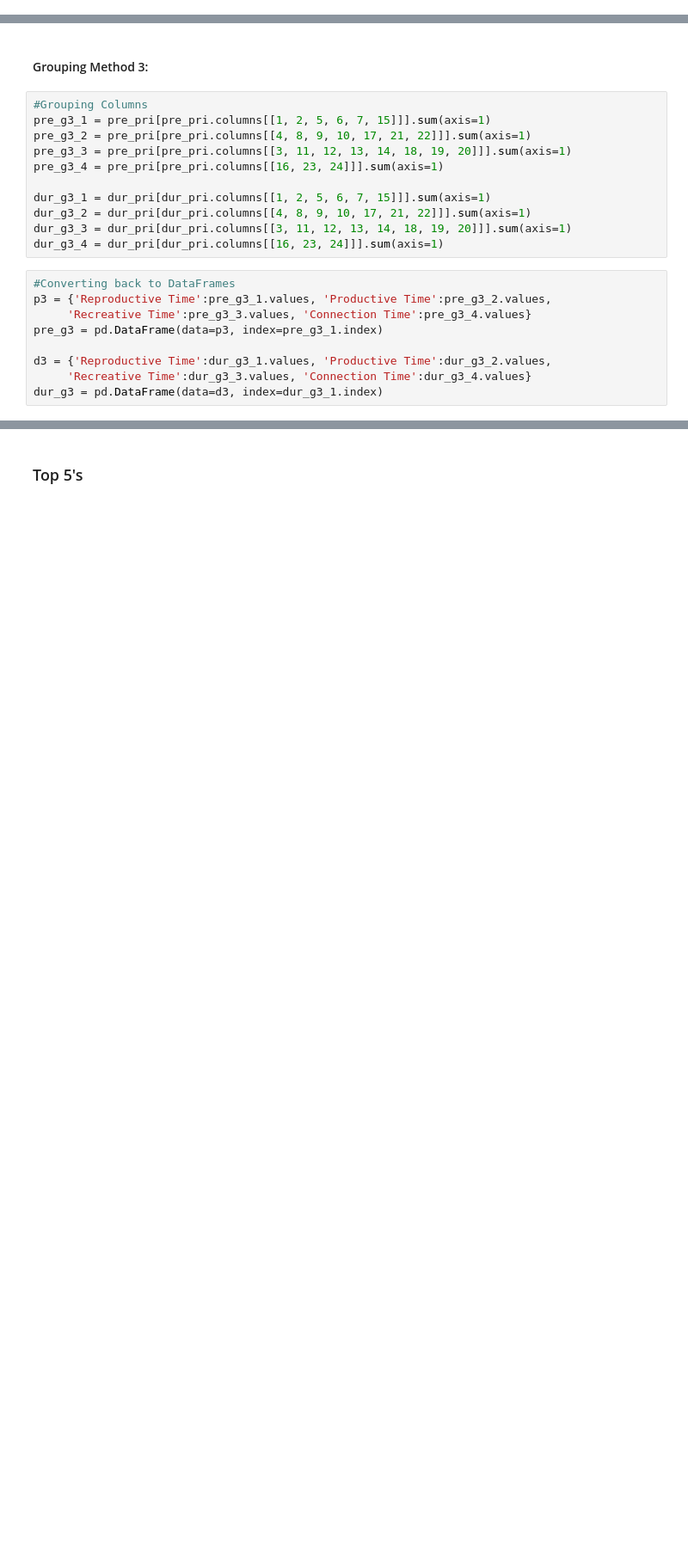
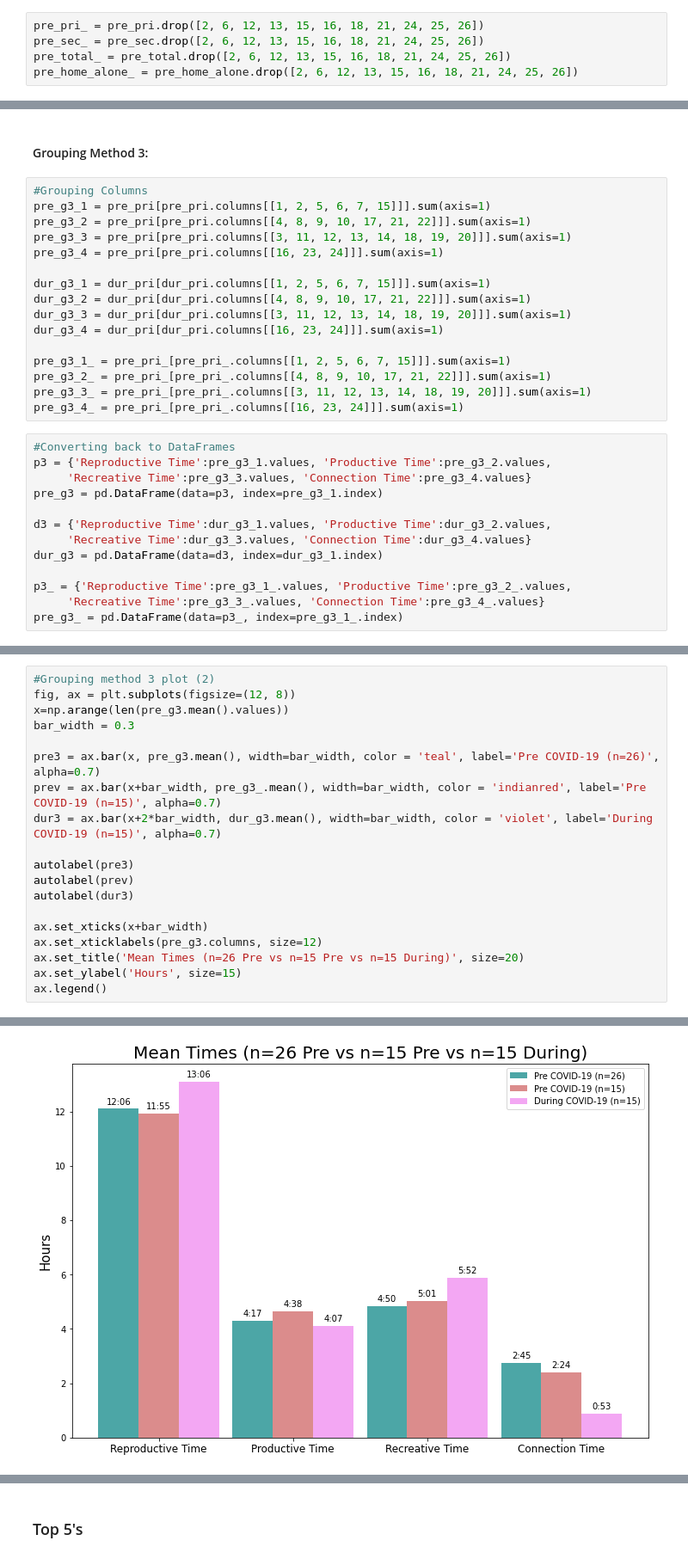
Before and after one commit to tommiehayes/Time-use-Analysis, a Jupyter notebook: Time use Analysis.ipynb, the cells around one changed output, grey strips where cells are left out. Shown at 86% size. Cells and saved outputs as stored; diff of their text form; blank space fills up the shorter version.

Commit message:
Added Pre COVID dataset containing only n=15 patients who participated both Pre and During COVID

```diff
--- a/Time use Analysis.ipynb
+++ b/Time use Analysis.ipynb
@@ -41,4 +41,9 @@ df_pri = pre_pri.append(dur_pri)
 df_sec = pre_sec.append(dur_sec)
 df_total = pre_total.append(dur_total)
 df_home_alone = pre_home_alone.append(dur_home_alone)
+# %%
+pre_pri_ = pre_pri.drop([2, 6, 12, 13, 15, 16, 18, 21, 24, 25, 26])
+pre_sec_ = pre_sec.drop([2, 6, 12, 13, 15, 16, 18, 21, 24, 25, 26])
+pre_total_ = pre_total.drop([2, 6, 12, 13, 15, 16, 18, 21, 24, 25, 26])
+pre_home_alone_ = pre_home_alone.drop([2, 6, 12, 13, 15, 16, 18, 21, 24, 25, 26])
 # %% [markdown]
@@ -292,6 +355,11 @@ dur_g3_1 = dur_pri[dur_pri.columns[[1, 2, 5, 6, 7, 15]]].sum(axis=1)
 dur_g3_2 = dur_pri[dur_pri.columns[[4, 8, 9, 10, 17, 21, 22]]].sum(axis=1)
 dur_g3_3 = dur_pri[dur_pri.columns[[3, 11, 12, 13, 14, 18, 19, 20]]].sum(axis=1)
 dur_g3_4 = dur_pri[dur_pri.columns[[16, 23, 24]]].sum(axis=1)
+
+pre_g3_1_ = pre_pri_[pre_pri_.columns[[1, 2, 5, 6, 7, 15]]].sum(axis=1)
+pre_g3_2_ = pre_pri_[pre_pri_.columns[[4, 8, 9, 10, 17, 21, 22]]].sum(axis=1)
+pre_g3_3_ = pre_pri_[pre_pri_.columns[[3, 11, 12, 13, 14, 18, 19, 20]]].sum(axis=1)
+pre_g3_4_ = pre_pri_[pre_pri_.columns[[16, 23, 24]]].sum(axis=1)
 # %%
 #Converting back to DataFrames
 p3 = {'Reproductive Time':pre_g3_1.values, 'Productive Time':pre_g3_2.values,
@@ -301,4 +369,8 @@ pre_g3 = pd.DataFrame(data=p3, index=pre_g3_1.index)
 d3 = {'Reproductive Time':dur_g3_1.values, 'Productive Time':dur_g3_2.values,
      'Recreative Time':dur_g3_3.values, 'Connection Time':dur_g3_4.values}
 dur_g3 = pd.DataFrame(data=d3, index=dur_g3_1.index)
+
+p3_ = {'Reproductive Time':pre_g3_1_.values, 'Productive Time':pre_g3_2_.values,
+     'Recreative Time':pre_g3_3_.values, 'Connection Time':pre_g3_4_.values}
+pre_g3_ = pd.DataFrame(data=p3_, index=pre_g3_1_.index)
 # %%
@@ -321,3 +393,23 @@ ax.legend()
 # %% [output]
 <matplotlib.legend.Legend at 0x...>
 [figure]
+# %%
+#Grouping method 3 plot (2)
+fig, ax = plt.subplots(figsize=(12, 8))
+x=np.arange(len(pre_g3.mean().values))
+bar_width = 0.3
+
+pre3 = ax.bar(x, pre_g3.mean(), width=bar_width, color = 'teal', label='Pre COVID-19 (n=26)', alpha=0.7)
+prev = ax.bar(x+bar_width, pre_g3_.mean(), width=bar_width, color = 'indianred', label='Pre COVID-19 (n=15)', alpha=0.7)
+dur3 = ax.bar(x+2*bar_width, dur_g3.mean(), width=bar_width, color = 'violet', label='During COVID-19 (n=15)', alpha=0.7)
+
+autolabel(pre3)
+autolabel(prev)
+autolabel(dur3)
+
+ax.set_xticks(x+bar_width)
+ax.set_xticklabels(pre_g3.columns, size=12)
+ax.set_title('Mean Times (n=26 Pre vs n=15 Pre vs n=15 During)', size=20)
+ax.set_ylabel('Hours', size=15)
+ax.legend()
+# %% [output]
@@ -324,3 +417,4 @@ ax.legend()
+[figure, added]
 # %%
 #Sorting by descending order of 'Reproductive Time'
 _p1 = pre_g3_1.sort_values(ascending=False)
```
Also changed, not shown: parts of 11 cells of this notebook.
